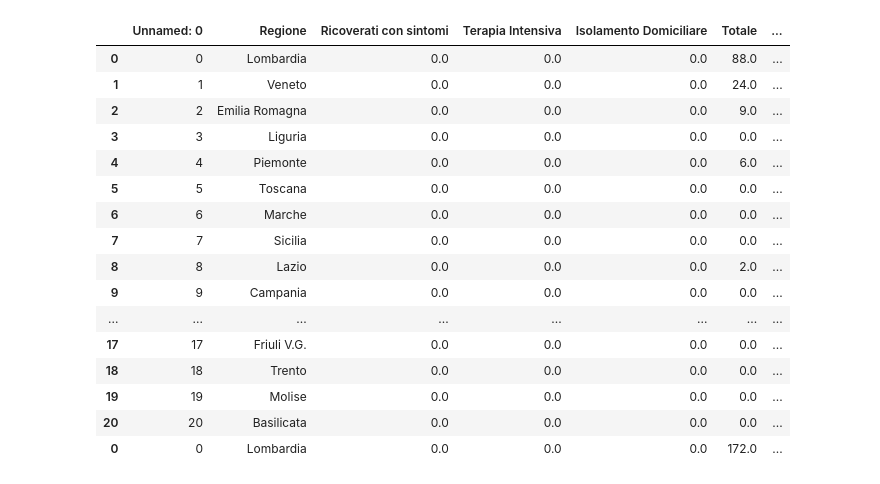
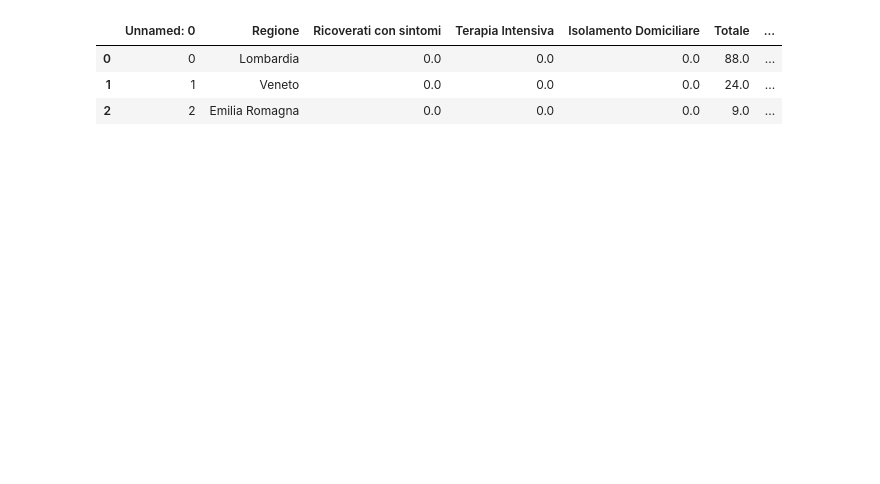
Before and after one commit to matteloca/covid19-italy, a Jupyter notebook: Tamponi vs Positivi.ipynb, the cells around one changed output. Cells and saved outputs as stored; diff of their text form; code cells hidden in the pictures; blank space fills up the shorter version.

```diff
--- a/Tamponi vs Positivi.ipynb
+++ b/Tamponi vs Positivi.ipynb
@@ -34,24 +20,11 @@ for i in csvname:
 # %%
 dfclean = pd.concat(dfall).fillna(0)
 # %%
-dfclean.head(22)
+dfclean.head(3)
 # %% [output]
 |  | Unnamed: 0 | Regione | Ricoverati con sintomi | Terapia Intensiva | Isolamento Domiciliare | Totale | ... |
 | 0 | 0 | Lombardia | 0.0 | 0.0 | 0.0 | 88.0 | ... |
 | 1 | 1 | Veneto | 0.0 | 0.0 | 0.0 | 24.0 | ... |
 | 2 | 2 | Emilia Romagna | 0.0 | 0.0 | 0.0 | 9.0 | ... |
-| 3 | 3 | Liguria | 0.0 | 0.0 | 0.0 | 0.0 | ... |
-| 4 | 4 | Piemonte | 0.0 | 0.0 | 0.0 | 6.0 | ... |
-| 5 | 5 | Toscana | 0.0 | 0.0 | 0.0 | 0.0 | ... |
-| 6 | 6 | Marche | 0.0 | 0.0 | 0.0 | 0.0 | ... |
-| 7 | 7 | Sicilia | 0.0 | 0.0 | 0.0 | 0.0 | ... |
-| 8 | 8 | Lazio | 0.0 | 0.0 | 0.0 | 2.0 | ... |
-| 9 | 9 | Campania | 0.0 | 0.0 | 0.0 | 0.0 | ... |
-| ... | ... | ... | ... | ... | ... | ... | ... |
-| 17 | 17 | Friuli V.G. | 0.0 | 0.0 | 0.0 | 0.0 | ... |
-| 18 | 18 | Trento | 0.0 | 0.0 | 0.0 | 0.0 | ... |
-| 19 | 19 | Molise | 0.0 | 0.0 | 0.0 | 0.0 | ... |
-| 20 | 20 | Basilicata | 0.0 | 0.0 | 0.0 | 0.0 | ... |
-| 0 | 0 | Lombardia | 0.0 | 0.0 | 0.0 | 172.0 | ... |
 # %%
 import plotly.express as px
```
Also changed, not shown: parts of 4 cells of this notebook.
